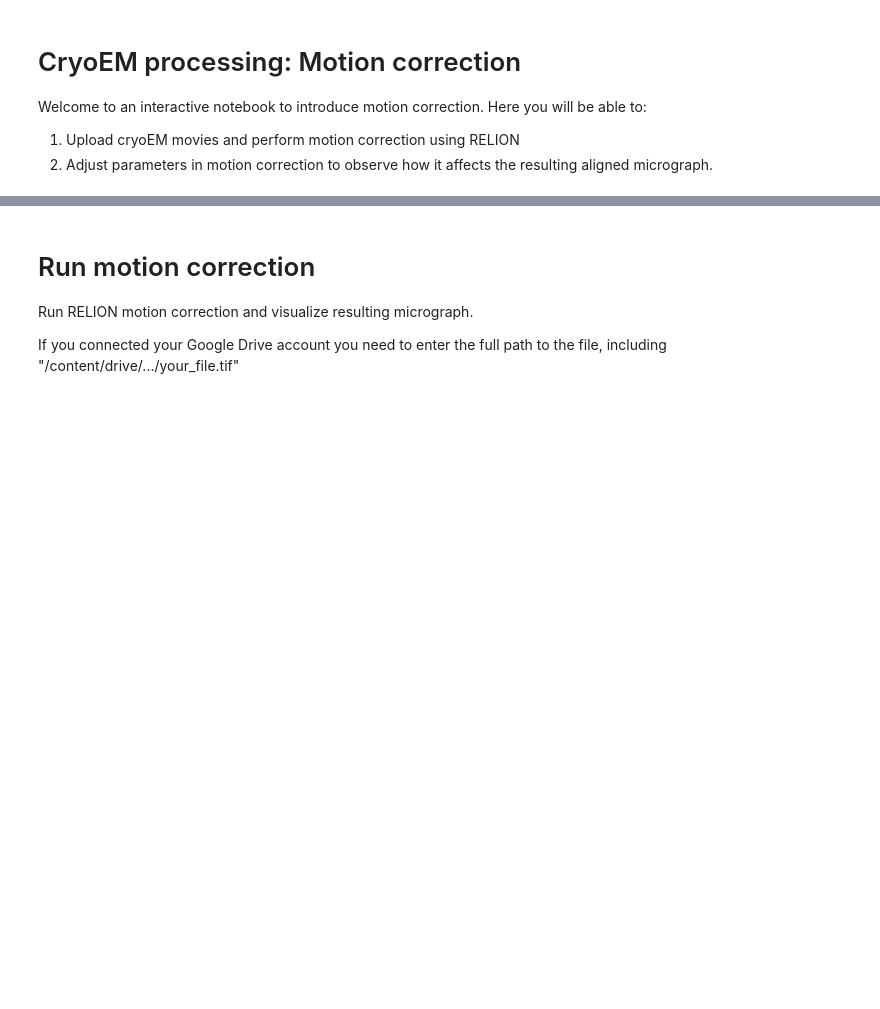
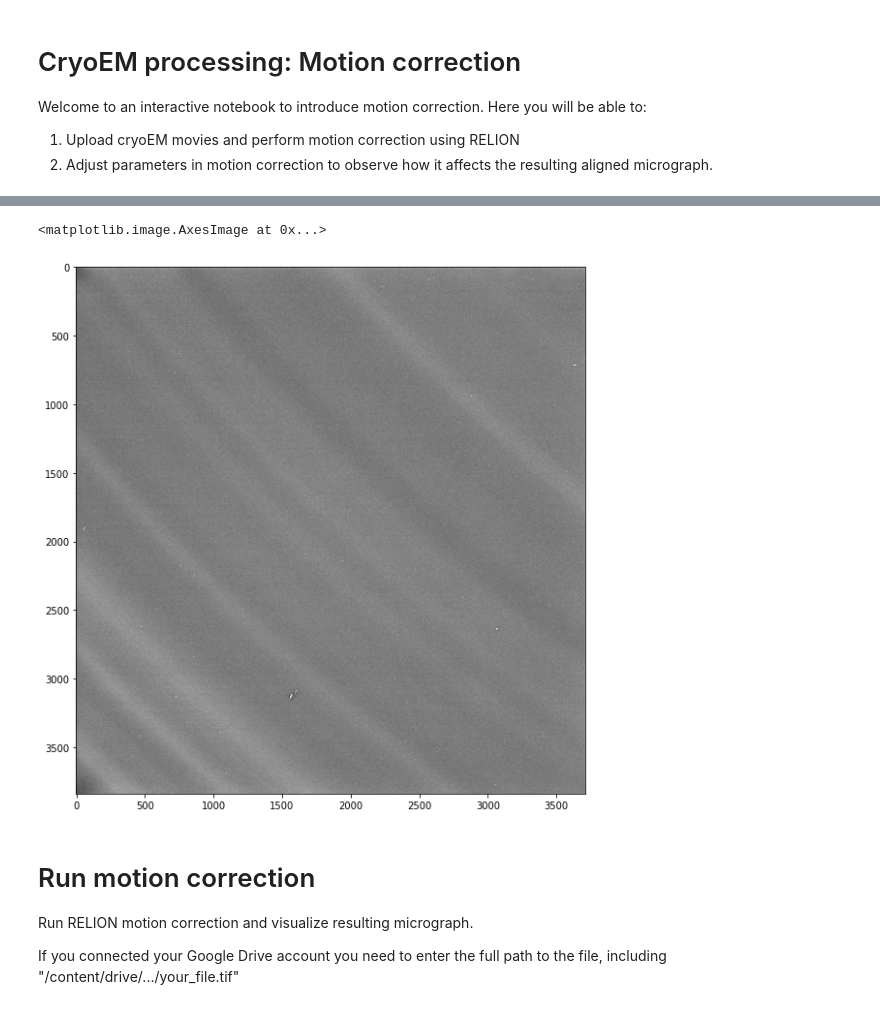
Before and after one commit to mcianfrocco/RELION-colab, a Jupyter notebook: RELION_motion_correction.ipynb, the cells around one changed output, grey strips where cells are left out. Saved outputs shown, nothing was run; the diff lists cells and outputs as text; code cells hidden in the pictures; blank space fills up the shorter version.

```diff
--- a/RELION_motion_correction.ipynb
+++ b/RELION_motion_correction.ipynb
@@ -55,3 +212,30 @@ print("\n ---> your filename is "+Filename)
+# %%
+#@title Display gain reference
+Gain_reference_image = '/content/drive/MyDrive/Cianfrocco Lab/Member_directories/Michael_Cianfrocco/Active_Projects/Colab/norm-amibox05-0_bin2.mrc'  #@param {type: "string"}
+Scale = 1  #@param {type: "slider", min: 0.1, max: 2,step:0.1}
+import mrcfile
+import matplotlib.pyplot as plt
+import matplotlib
+
+#gainref='/content/drive/MyDrive/Cianfrocco Lab/Member_directories/Michael_Cianfrocco/Active_Projects/Colab/norm-amibox05-0_bin2.mrc'
+gainref=mrcfile.open(Gain_reference_image).data
+gainref=np.flip(gainref,0)
+avg_gain=np.average(gainref)
+std_gain=np.std(gainref)
+gain_min=avg_gain-(sigma*std_gain)
+gain_max=avg_gain+(sigma*std_gain)
+
+#pw=calcPower(gainref,1)
+sizex=Scale*10
+sizey=Scale*10
+plt.rcParams['figure.figsize'] = [sizex, sizey]
+plt.imshow(gainref,cmap='gray',vmin=gain_min,vmax=gain_max)
+#plt.figure()
+#f, axarr = plt.subplots(1,1,figsize=(20,20))
+#axarr[0].imshow(gainref,cmap='gray')
+# %% [output]
+<matplotlib.image.AxesImage at 0x...>
+[figure, added]
 # %% [markdown]
 # Run motion correction
 Run RELION motion correction and visualize resulting micrograph.
```
Also changed, not shown: parts of 16 cells of this notebook.
